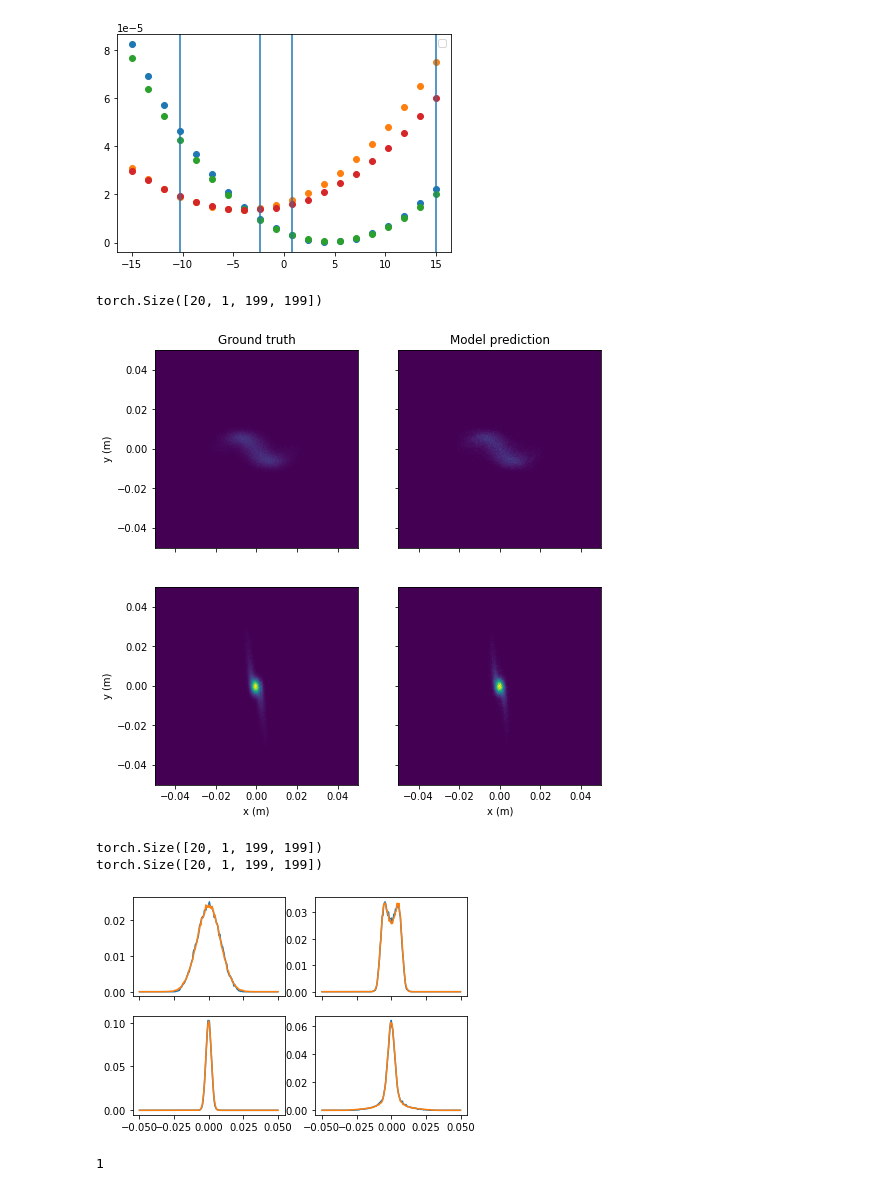
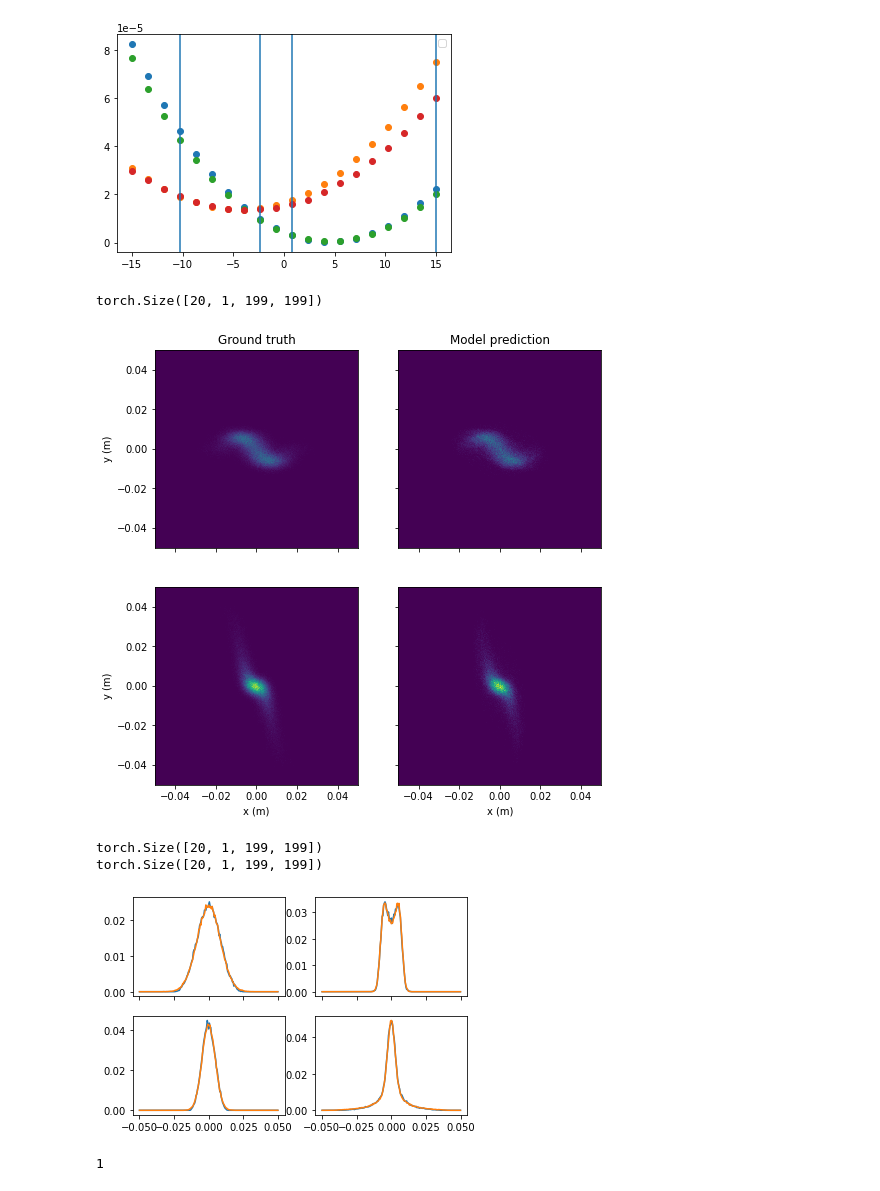
Before and after one commit to roussel-ryan/gpsr, a Jupyter notebook: test_case/model_analysis.ipynb, the cells around one changed output. Saved outputs shown, nothing was run; the diff lists cells and outputs as text; code cells hidden in the pictures.

```diff
--- a/test_case/model_analysis.ipynb
+++ b/test_case/model_analysis.ipynb
@@ -140,7 +140,7 @@ print(all_images.shape)
 # %% [output]
 torch.Size([20, 1, 199, 199])
 # %%
-recompute_images = True
+recompute_images = False
 with torch.no_grad():
     if recompute_images:
         dist = torch.distributions.MultivariateNormal(torch.zeros(6), torch.eye(6))
@@ -206,13 +206,13 @@ torch.Size([20, 1, 199, 199])
 # %%
 from visualization import compare_images
 print(all_images.shape)
-image_slice = [1,-5]
+image_slice = [1,-1]
 fig = compare_images(xx, model_pred.mean(dim=1)[image_slice], all_images.mean(dim=1)[image_slice])
 #fig = compare_images(xx, model_pred[:6,0], all_images[:6,0])
 fig.set_size_inches(8,8)
 # %% [output]
 torch.Size([20, 1, 199, 199])
-[figure, old version]
+[figure, new version]
 # %%
 from visualization import compare_image_projections
 print(all_images.shape)
@@ -222,7 +222,7 @@ fig = compare_image_projections(xx[0].T[0], model_pred[image_slice], all_images[
 # %% [output]
 torch.Size([20, 1, 199, 199])
 torch.Size([20, 1, 199, 199])
-[figure, old version]
+[figure, new version]
 # %%
 # compare initial beam distributions
 from torch_track import Beam
```
Also changed, not shown: parts of 4 cells of this notebook, 6 other files.
